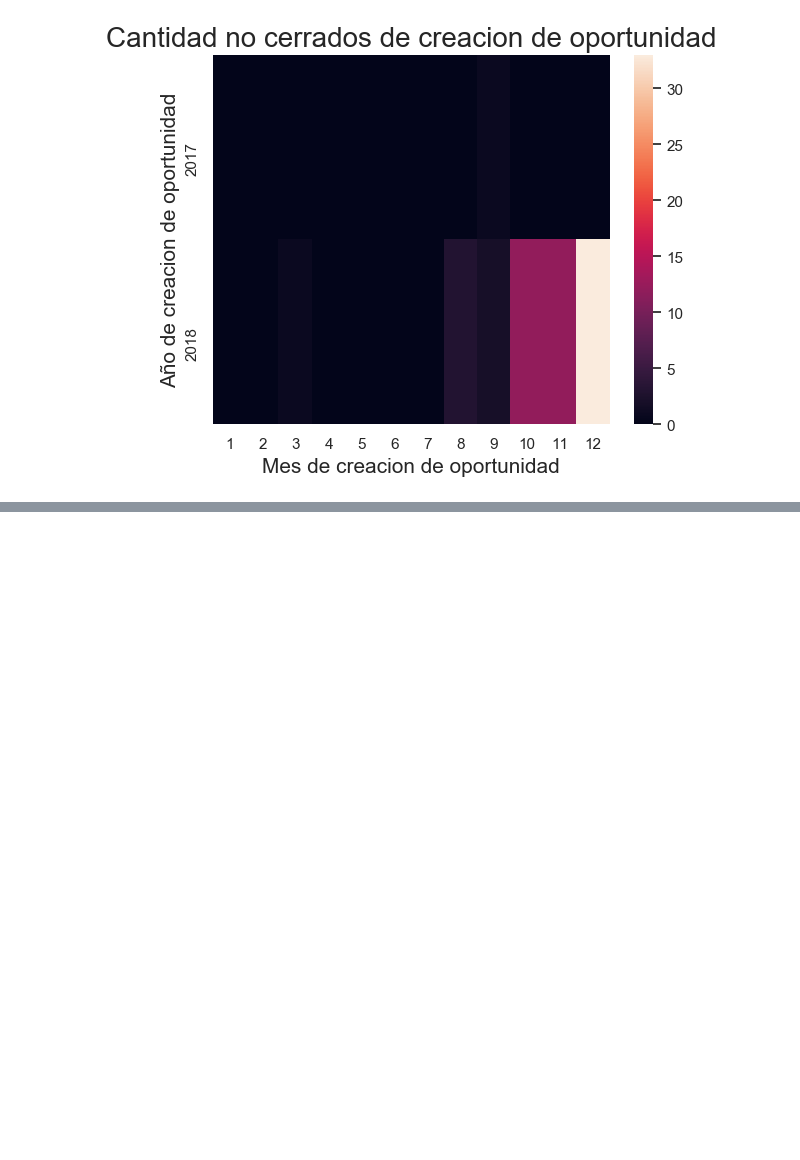
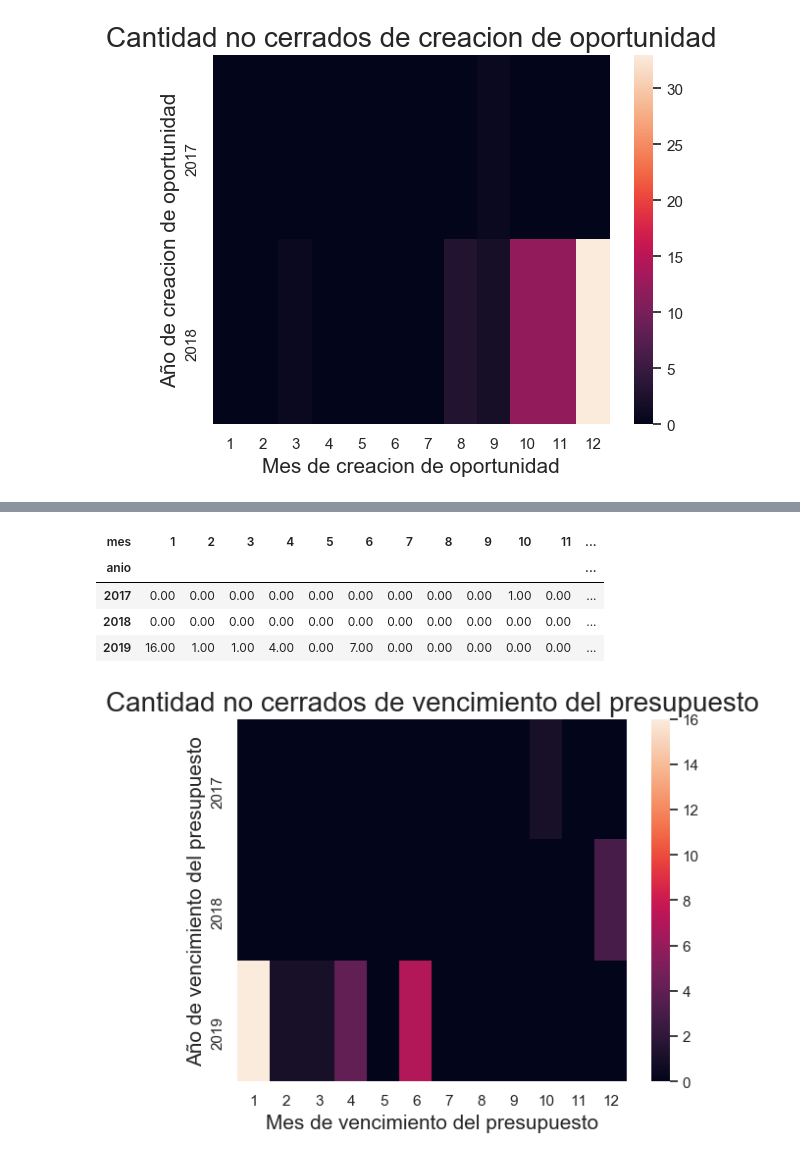
Before and after one commit to GIBelletti/TP1-datos, a Jupyter notebook: TP1.ipynb, the cells around one changed output, grey strips where cells are left out. Drawn from its saved outputs; the diff is of its cells as text; code cells hidden in the pictures; blank space fills up the shorter version.

```diff
--- a/TP1.ipynb
+++ b/TP1.ipynb
@@ -269,0 +284,11 @@ data.head(10)
+# %%
+data = cantidadDeTipoDeStagePorTiempo(entrenamiento,'Quote_Expiry_Date',cerrado=False)
+graficarTipoDeStagePorTiempo(data,"vencimiento del presupuesto",cerrado=False)
+data.head(10)
+# %% [output]
+| mes | 1 | 2 | 3 | 4 | 5 | 6 | 7 | 8 | 9 | 10 | 11 | ... |
+| anio |  |  |  |  |  |  |  |  |  |  |  | ... |
+| 2017 | 0.00 | 0.00 | 0.00 | 0.00 | 0.00 | 0.00 | 0.00 | 0.00 | 0.00 | 1.00 | 0.00 | ... |
+| 2018 | 0.00 | 0.00 | 0.00 | 0.00 | 0.00 | 0.00 | 0.00 | 0.00 | 0.00 | 0.00 | 0.00 | ... |
+| 2019 | 16.00 | 1.00 | 1.00 | 4.00 | 0.00 | 7.00 | 0.00 | 0.00 | 0.00 | 0.00 | 0.00 | ... |
+[figure, added]
```
Also changed, not shown: parts of 2 cells of this notebook.
